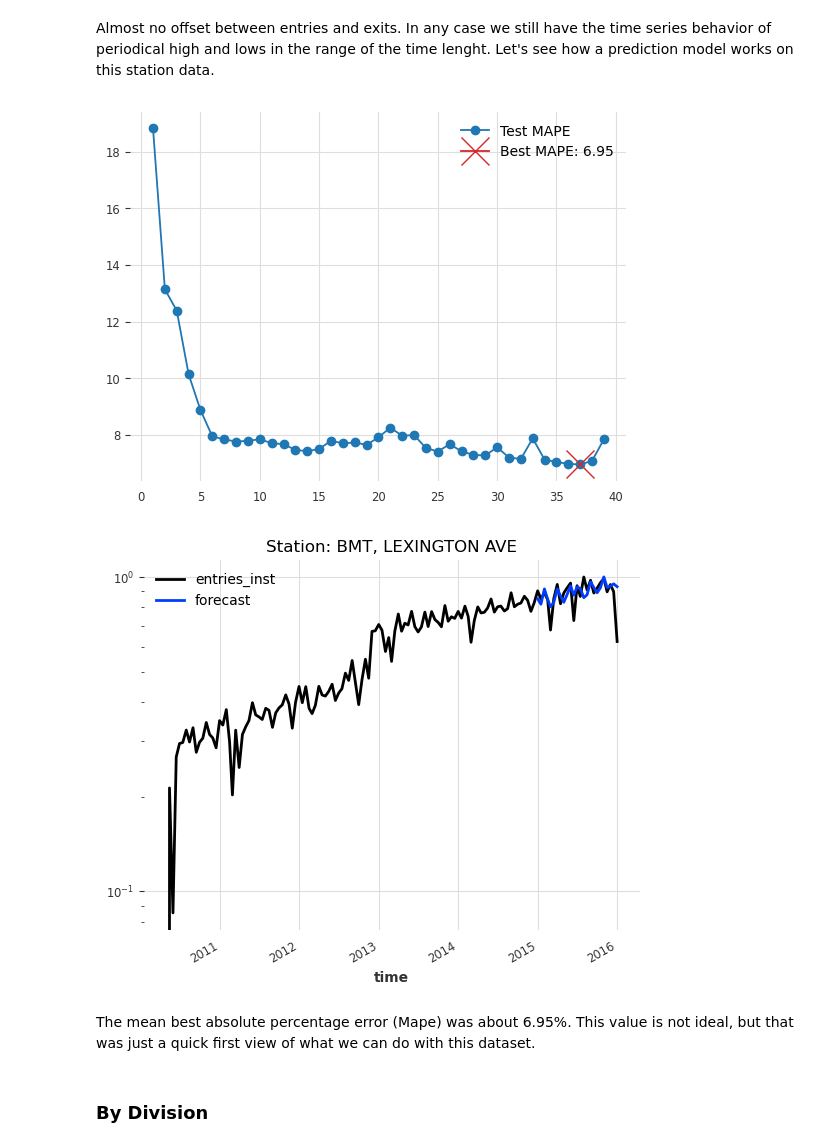
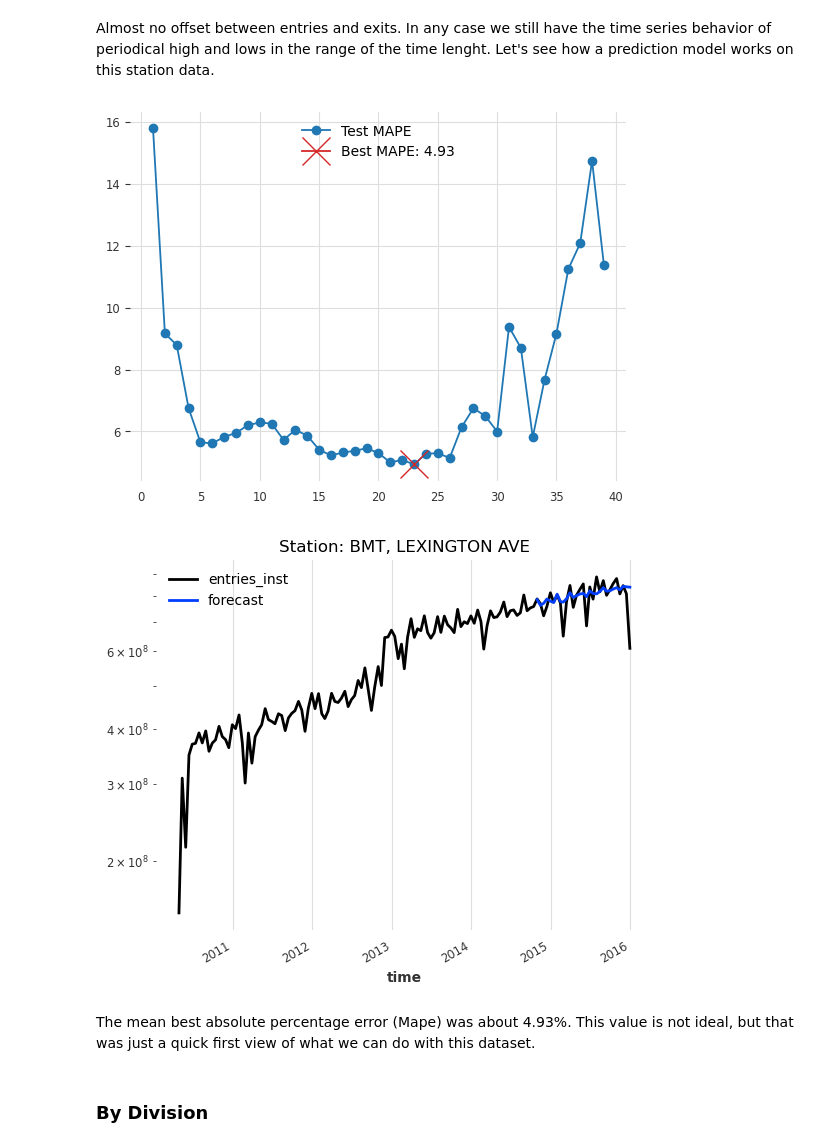
Before and after one commit to alvarodiegomaia/nyc-metro-challenge, a Jupyter notebook: main.ipynb, the cells around one changed output. Drawn from its saved outputs; the diff is of its cells as text; code cells hidden in the pictures.

```diff
--- a/main.ipynb
+++ b/main.ipynb
@@ -279,16 +279,3 @@ df_sample.head()
 | 20902 | 2010-04-17 20:00:00 | BMT | LEXINGTON AVE | R051 | 456NQR | A002 | 02-00-00 | 2705074.0 | 928943.0 |
 # %% [markdown]
 3. Plot the cumulative count for the entries and exits values from this turnstile to inquire the count.
-# %%
-months_interval = [datetime(2010, month, 1) for month in range(1, 13, 2)]
-plt.rc('date.autoformatter', day='%b %Y')
-
-plt.scatter(x=df_sample.time, y=df_sample.entries, color='blue', label='Entries')
-plt.scatter(x=df_sample.time, y=df_sample.exits, color='orange', label='Exits')
-plt.ylabel('Cumulative count')
-plt.xlabel('Date')
-plt.xticks(months_interval)
-plt.legend()
-current_values = plt.gca().get_yticks()
-plt.gca().set_yticklabels(['{:.0f}'.format(x) for x in current_values])
-plt.show()
@@ -341,12 +350,3 @@ group_sample.head()
 | 2 | 2010-06-30 | 34404.0 | 12509.0 |
 | 3 | 2010-07-31 | 31025.0 | 11203.0 |
 | 4 | 2010-08-31 | 29536.0 | 10756.0 |
-# %%
-months_interval = [datetime(2010, month, 1) for month in range(1, 13, 2)]
-plt.rc('date.autoformatter', day='%b %Y')
-
-plt.scatter(x=group_sample.time, y=group_sample.entries, color='blue', label='Entries')
-plt.scatter(x=group_sample.time, y=group_sample.exits, color='orange', label='Exits')
-plt.legend()
-plt.xticks(months_interval)
-plt.show()
@@ -366,12 +388,3 @@ group['entries'] = group['entries']
 group['exits'] = group['exits']
 group['entries_inst'] = group['entries'].apply(series_deacumulate).apply(sum)
 group['exits_inst'] = group['exits'].apply(series_deacumulate).apply(sum)
-# %%
-months_interval = [datetime(2010, month, 1) for month in range(1, 13, 2)]
-plt.rc('date.autoformatter', day='%b %Y')
-
-plt.scatter(x=group.time, y=group.entries_inst, color='blue', label='Entries')
-plt.scatter(x=group.time, y=group.exits_inst, color='orange', label='Exits')
-plt.legend()
-plt.xticks(months_interval)
-plt.show()
@@ -712,8 +708,9 @@ plot_station_count(df, 'SM', 'BMT', 'LEXINGTON AVE')
 # %% [markdown]
 Almost no offset between entries and exits. In any case we still have the time series behavior of periodical high and lows in the range of the time lenght. Let's see how a prediction model works on this station data.
 # %%
+group_time = generate_group_time_by_station(df, 'SM', 'BMT', 'LEXINGTON AVE')
 series = TimeSeries.from_dataframe(group_time, time_col='time', value_cols='entries_inst', freq='SM')
-series_train, series_test = series.split_before(0.60)
+series_train, series_test = series.split_before(0.80)
 # %%
 %%capture
 
@@ -739,26 +736,22 @@ plt.plot(lags_list[mape_min_index], mape_min, marker='x', markersize=20, color='
 plt.legend()
 plt.show()
 # %% [output]
-[figure, old version]
+[figure, new version]
 # %%
-series = TimeSeries.from_dataframe(time_series, time_col='time', value_cols='entries_inst', freq='SM')
-series_scaled = Scaler().fit_transform(series)
-series_train, series_test = series_scaled.split_before(pd.Timestamp(2015, 1, 1))
-
 model = LinearRegressionModel(lags=lags_list[mape_min_index])
 model.fit(series_train)
 prediction = model.predict(len(series_test))
 
-series_scaled.plot()
+series.plot()
 prediction.plot(label="forecast")
 plt.title('Station: BMT, LEXINGTON AVE')
 plt.yscale('log')
 plt.legend()
 plt.show()
 # %% [output]
-[figure, old version]
+[figure, new version]
 # %% [markdown]
-The mean best absolute percentage error (Mape) was about 6.95%. This value is not ideal, but that was just a quick first view of what we can do with this dataset.
+The mean best absolute percentage error (Mape) was about 4.93%. This value is not ideal, but that was just a quick first view of what we can do with this dataset.
 # %% [markdown]
 ### By Division
 # %% [markdown]
```
Also changed, not shown: parts of 16 cells of this notebook, 1 other file.
